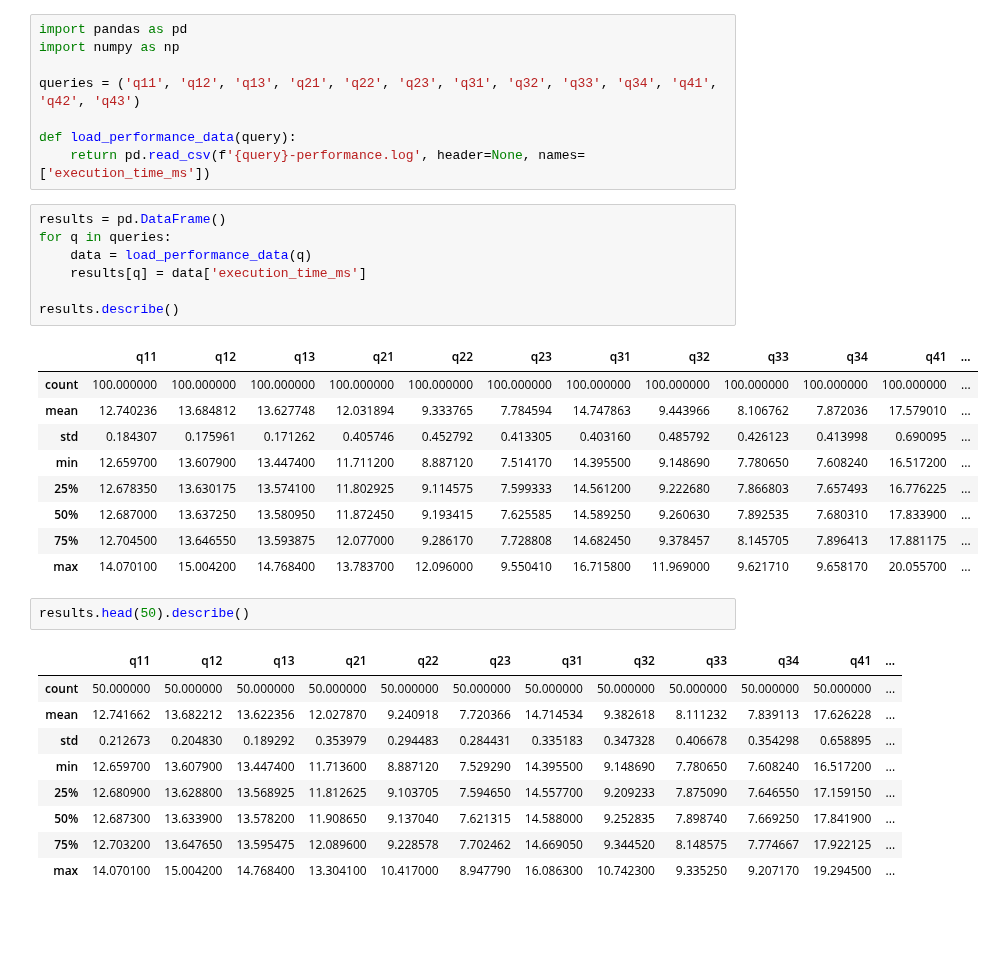
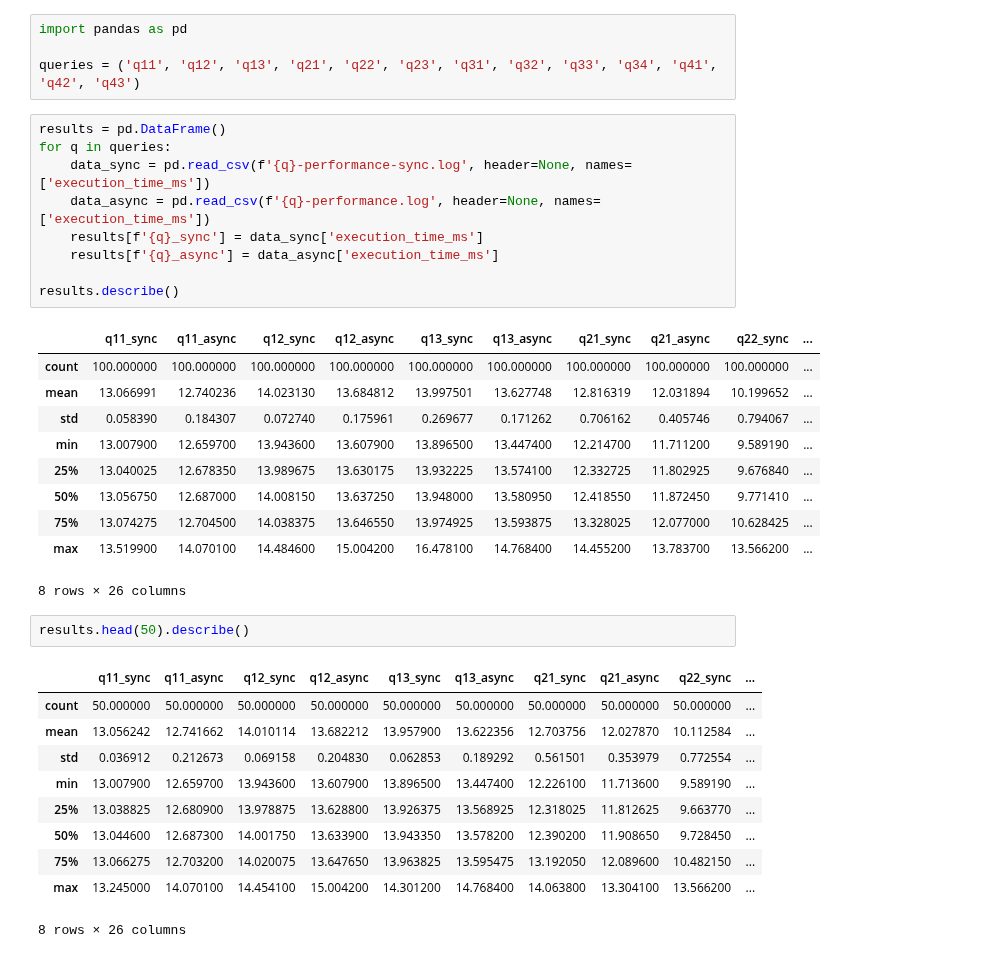
Before and after one commit to Maestro-Zacht/sycldb-calcite-executor, a Jupyter notebook: performances/perf.ipynb, the cells around one changed output. Saved outputs shown, nothing was run; the diff lists cells and outputs as text; blank space fills up the shorter version.

```diff
--- a/performances/perf.ipynb
+++ b/performances/perf.ipynb
@@ -1,40 +1,40 @@
 # %%
 import pandas as pd
-import numpy as np
 
 queries = ('q11', 'q12', 'q13', 'q21', 'q22', 'q23', 'q31', 'q32', 'q33', 'q34', 'q41', 'q42', 'q43')
-
-def load_performance_data(query):
-    return pd.read_csv(f'{query}-performance.log', header=None, names=['execution_time_ms'])
 # %%
 results = pd.DataFrame()
 for q in queries:
-    data = load_performance_data(q)
-    results[q] = data['execution_time_ms']
+    data_sync = pd.read_csv(f'{q}-performance-sync.log', header=None, names=['execution_time_ms'])
+    data_async = pd.read_csv(f'{q}-performance.log', header=None, names=['execution_time_ms'])
+    results[f'{q}_sync'] = data_sync['execution_time_ms']
+    results[f'{q}_async'] = data_async['execution_time_ms']
 
 results.describe()
 # %% [output]
-|  | q11 | q12 | q13 | q21 | q22 | q23 | q31 | q32 | q33 | q34 | q41 | ... |
-| count | 100.000000 | 100.000000 | 100.000000 | 100.000000 | 100.000000 | 100.000000 | 100.000000 | 100.000000 | 100.000000 | 100.000000 | 100.000000 | ... |
-| mean | 12.740236 | 13.684812 | 13.627748 | 12.031894 | 9.333765 | 7.784594 | 14.747863 | 9.443966 | 8.106762 | 7.872036 | 17.579010 | ... |
-| std | 0.184307 | 0.175961 | 0.171262 | 0.405746 | 0.452792 | 0.413305 | 0.403160 | 0.485792 | 0.426123 | 0.413998 | 0.690095 | ... |
-| min | 12.659700 | 13.607900 | 13.447400 | 11.711200 | 8.887120 | 7.514170 | 14.395500 | 9.148690 | 7.780650 | 7.608240 | 16.517200 | ... |
-| 25% | 12.678350 | 13.630175 | 13.574100 | 11.802925 | 9.114575 | 7.599333 | 14.561200 | 9.222680 | 7.866803 | 7.657493 | 16.776225 | ... |
-| 50% | 12.687000 | 13.637250 | 13.580950 | 11.872450 | 9.193415 | 7.625585 | 14.589250 | 9.260630 | 7.892535 | 7.680310 | 17.833900 | ... |
-| 75% | 12.704500 | 13.646550 | 13.593875 | 12.077000 | 9.286170 | 7.728808 | 14.682450 | 9.378457 | 8.145705 | 7.896413 | 17.881175 | ... |
-| max | 14.070100 | 15.004200 | 14.768400 | 13.783700 | 12.096000 | 9.550410 | 16.715800 | 11.969000 | 9.621710 | 9.658170 | 20.055700 | ... |
+|  | q11_sync | q11_async | q12_sync | q12_async | q13_sync | q13_async | q21_sync | q21_async | q22_sync | ... |
+| count | 100.000000 | 100.000000 | 100.000000 | 100.000000 | 100.000000 | 100.000000 | 100.000000 | 100.000000 | 100.000000 | ... |
+| mean | 13.066991 | 12.740236 | 14.023130 | 13.684812 | 13.997501 | 13.627748 | 12.816319 | 12.031894 | 10.199652 | ... |
+| std | 0.058390 | 0.184307 | 0.072740 | 0.175961 | 0.269677 | 0.171262 | 0.706162 | 0.405746 | 0.794067 | ... |
+| min | 13.007900 | 12.659700 | 13.943600 | 13.607900 | 13.896500 | 13.447400 | 12.214700 | 11.711200 | 9.589190 | ... |
+| 25% | 13.040025 | 12.678350 | 13.989675 | 13.630175 | 13.932225 | 13.574100 | 12.332725 | 11.802925 | 9.676840 | ... |
+| 50% | 13.056750 | 12.687000 | 14.008150 | 13.637250 | 13.948000 | 13.580950 | 12.418550 | 11.872450 | 9.771410 | ... |
+| 75% | 13.074275 | 12.704500 | 14.038375 | 13.646550 | 13.974925 | 13.593875 | 13.328025 | 12.077000 | 10.628425 | ... |
+| max | 13.519900 | 14.070100 | 14.484600 | 15.004200 | 16.478100 | 14.768400 | 14.455200 | 13.783700 | 13.566200 | ... |
+8 rows × 26 columns
 # %%
 results.head(50).describe()
 # %% [output]
-|  | q11 | q12 | q13 | q21 | q22 | q23 | q31 | q32 | q33 | q34 | q41 | ... |
-| count | 50.000000 | 50.000000 | 50.000000 | 50.000000 | 50.000000 | 50.000000 | 50.000000 | 50.000000 | 50.000000 | 50.000000 | 50.000000 | ... |
-| mean | 12.741662 | 13.682212 | 13.622356 | 12.027870 | 9.240918 | 7.720366 | 14.714534 | 9.382618 | 8.111232 | 7.839113 | 17.626228 | ... |
-| std | 0.212673 | 0.204830 | 0.189292 | 0.353979 | 0.294483 | 0.284431 | 0.335183 | 0.347328 | 0.406678 | 0.354298 | 0.658895 | ... |
-| min | 12.659700 | 13.607900 | 13.447400 | 11.713600 | 8.887120 | 7.529290 | 14.395500 | 9.148690 | 7.780650 | 7.608240 | 16.517200 | ... |
-| 25% | 12.680900 | 13.628800 | 13.568925 | 11.812625 | 9.103705 | 7.594650 | 14.557700 | 9.209233 | 7.875090 | 7.646550 | 17.159150 | ... |
-| 50% | 12.687300 | 13.633900 | 13.578200 | 11.908650 | 9.137040 | 7.621315 | 14.588000 | 9.252835 | 7.898740 | 7.669250 | 17.841900 | ... |
-| 75% | 12.703200 | 13.647650 | 13.595475 | 12.089600 | 9.228578 | 7.702462 | 14.669050 | 9.344520 | 8.148575 | 7.774667 | 17.922125 | ... |
-| max | 14.070100 | 15.004200 | 14.768400 | 13.304100 | 10.417000 | 8.947790 | 16.086300 | 10.742300 | 9.335250 | 9.207170 | 19.294500 | ... |
+|  | q11_sync | q11_async | q12_sync | q12_async | q13_sync | q13_async | q21_sync | q21_async | q22_sync | ... |
+| count | 50.000000 | 50.000000 | 50.000000 | 50.000000 | 50.000000 | 50.000000 | 50.000000 | 50.000000 | 50.000000 | ... |
+| mean | 13.056242 | 12.741662 | 14.010114 | 13.682212 | 13.957900 | 13.622356 | 12.703756 | 12.027870 | 10.112584 | ... |
+| std | 0.036912 | 0.212673 | 0.069158 | 0.204830 | 0.062853 | 0.189292 | 0.561501 | 0.353979 | 0.772554 | ... |
+| min | 13.007900 | 12.659700 | 13.943600 | 13.607900 | 13.896500 | 13.447400 | 12.226100 | 11.713600 | 9.589190 | ... |
+| 25% | 13.038825 | 12.680900 | 13.978875 | 13.628800 | 13.926375 | 13.568925 | 12.318025 | 11.812625 | 9.663770 | ... |
+| 50% | 13.044600 | 12.687300 | 14.001750 | 13.633900 | 13.943350 | 13.578200 | 12.390200 | 11.908650 | 9.728450 | ... |
+| 75% | 13.066275 | 12.703200 | 14.020075 | 13.647650 | 13.963825 | 13.595475 | 13.192050 | 12.089600 | 10.482150 | ... |
+| max | 13.245000 | 14.070100 | 14.454100 | 15.004200 | 14.301200 | 14.768400 | 14.063800 | 13.304100 | 13.566200 | ... |
+8 rows × 26 columns
 # %%
 results[50:].describe()
 # %% [output]
```
Also changed, not shown: parts of 2 cells of this notebook.
